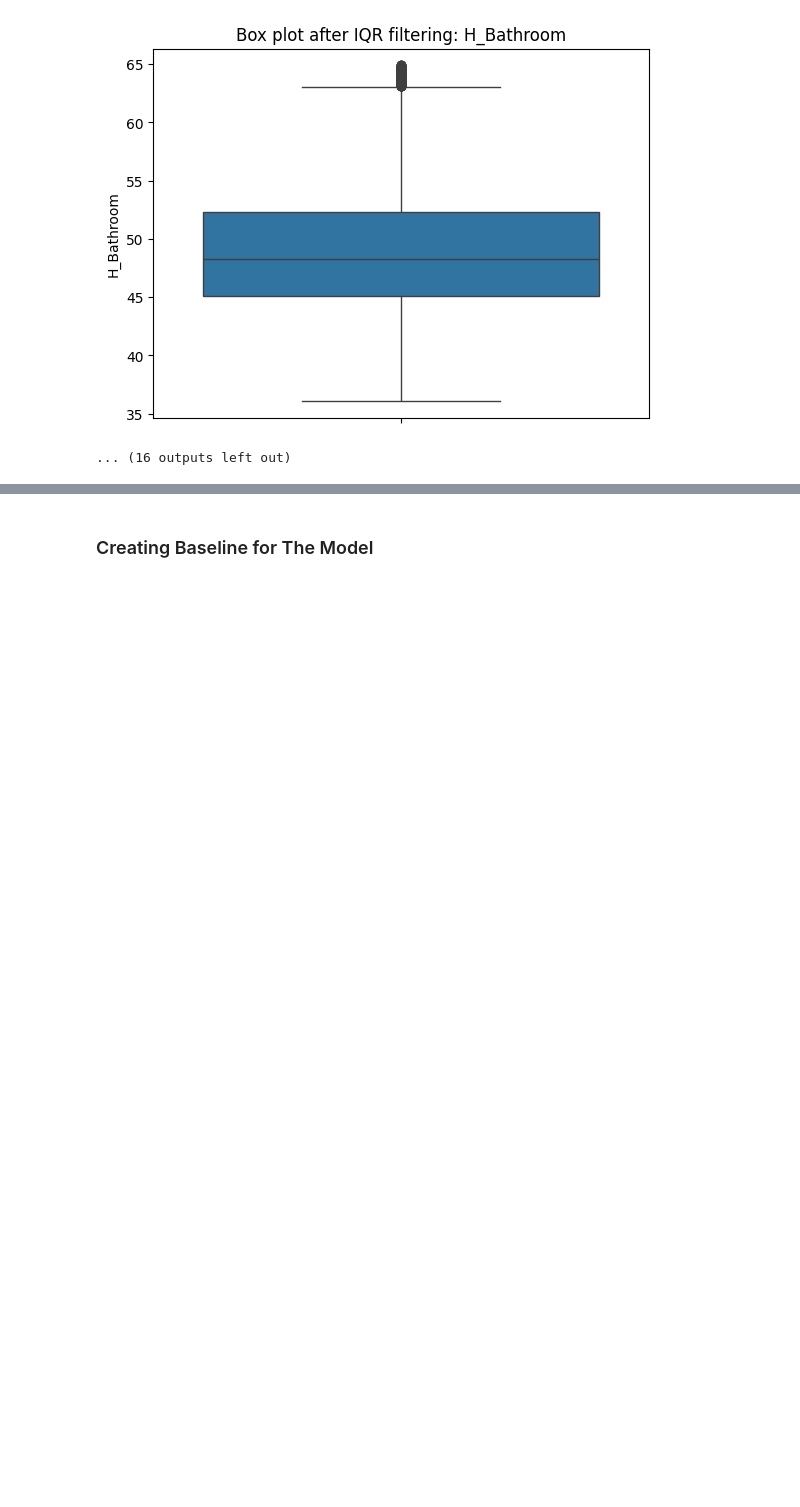
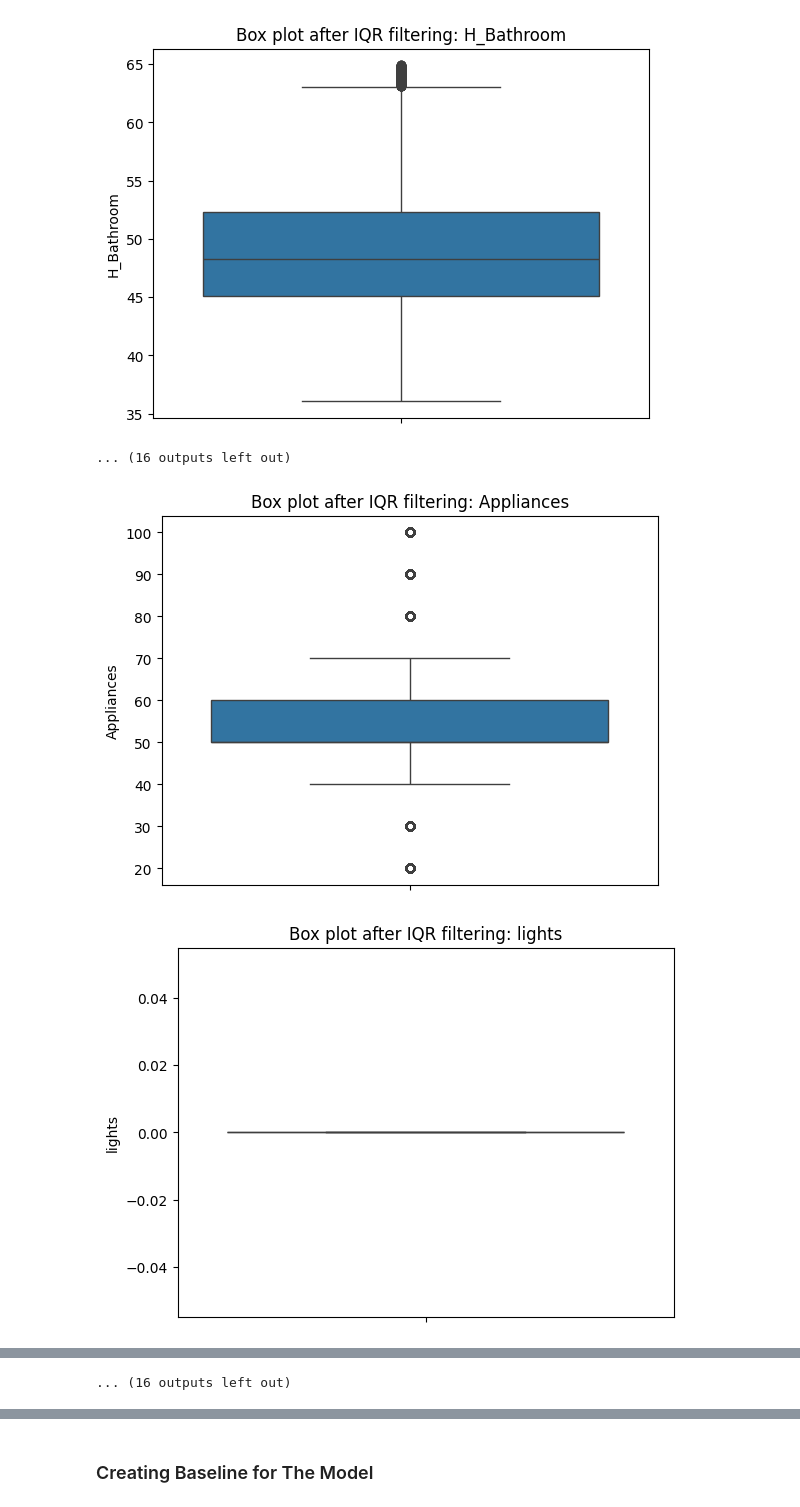
Before and after one commit to llangit-3/machine-learning, a Jupyter notebook: linear_regression - appliances_energy_prediction/linear-regression-1.ipynb, the cells around one changed output, grey strips where cells are left out. Cells and saved outputs as stored; diff of their text form; code cells hidden in the pictures; blank space fills up the shorter version.

```diff
--- a/linear_regression - appliances_energy_prediction/linear-regression-1.ipynb
+++ b/linear_regression - appliances_energy_prediction/linear-regression-1.ipynb
@@ -145,3 +145,25 @@ for col in numeric_cols:
 [figure]
 [figure]
 ... (16 outputs left out)
+# %%
+def remove_outliers(df, column):
+    Q1 = df[column].quantile(0.25)
+    Q3 = df[column].quantile(0.75)
+    IQR = Q3 - Q1
+
+    filtered_df = df[
+        (df[column] >= Q1 - 1.5 * IQR) &
+        (df[column] <= Q3 + 1.5 * IQR)
+        ]
+    sns.boxplot(filtered_df[column])
+    plt.title(f"Box plot after IQR filtering: {column}")
+    plt.show()
+    return filtered_df
+
+numeric_cols = df.select_dtypes(include="number").columns
+
+for col in numeric_cols:
+    df = remove_outliers(df, col)
+# %% [output]
+[figure, added]
+[figure, added]
@@ -148,3 +180,4 @@ for col in numeric_cols:
+... (16 outputs left out)
 # %%
 target = 'Appliances'
 X = [col for col in df.columns if col not in target]
```
Also changed, not shown: parts of 12 cells of this notebook, 1 other file.
